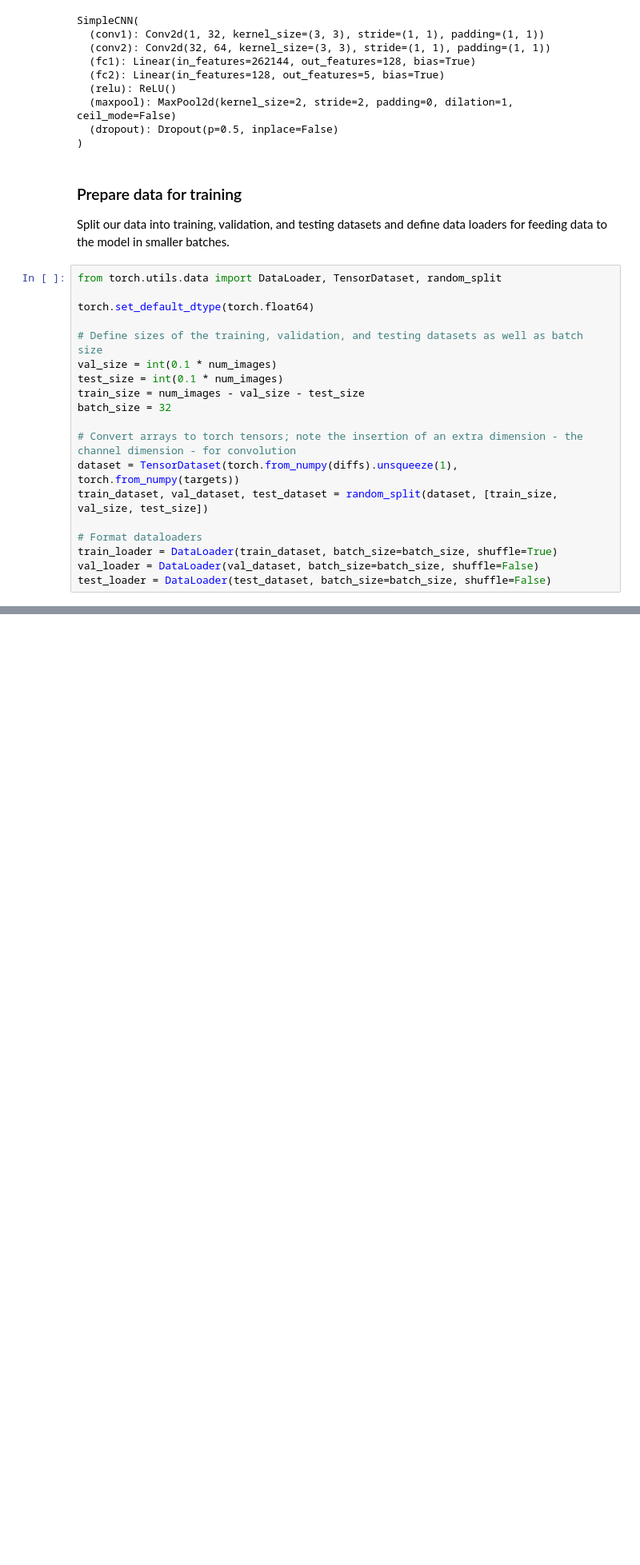
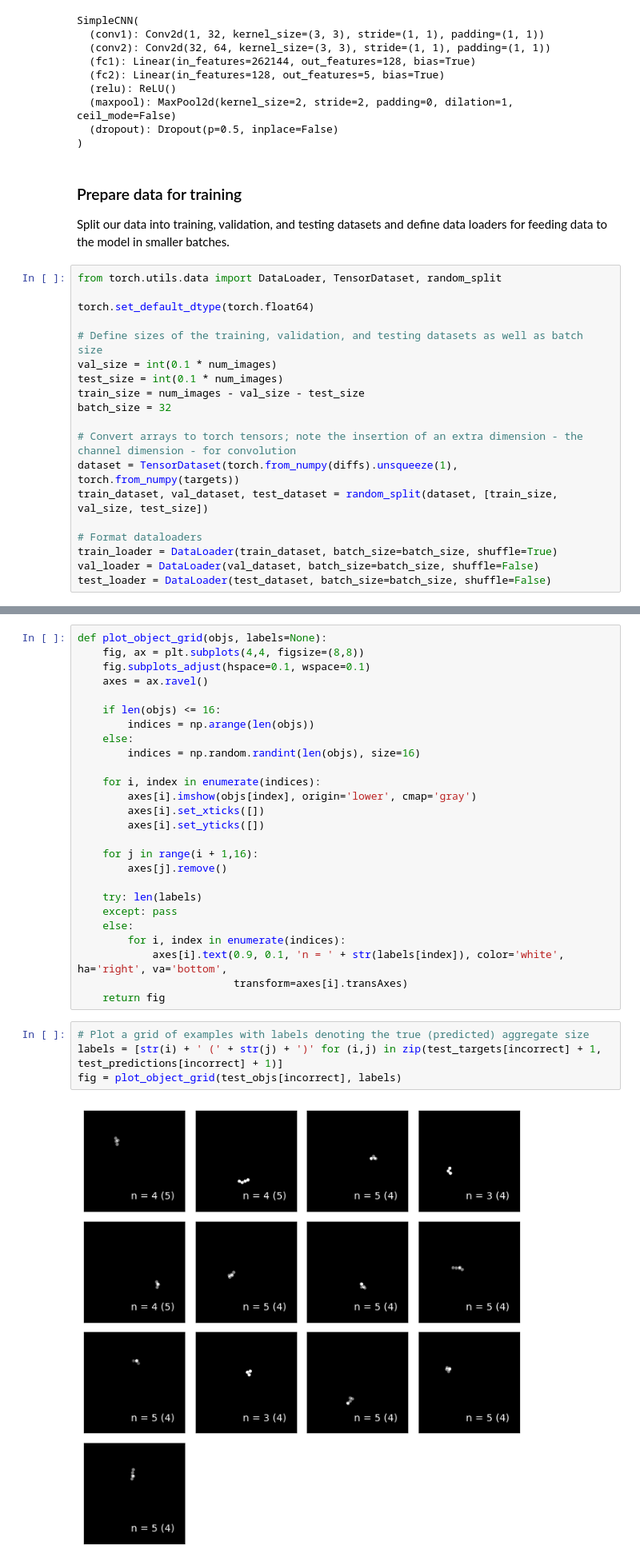
Before and after one commit to ninarina12/NX-School-2023, a Jupyter notebook: AI-ML_Tutorial.ipynb, the cells around one changed output, grey strips where cells are left out. Shown at 80% size. Cells and saved outputs as stored; diff of their text form; blank space fills up the shorter version.

```diff
--- a/AI-ML_Tutorial.ipynb
+++ b/AI-ML_Tutorial.ipynb
@@ -381,2 +478,34 @@ ax[1].set_ylabel('Accuracy');
+# %%
+def plot_object_grid(objs, labels=None):
+    fig, ax = plt.subplots(4,4, figsize=(8,8))
+    fig.subplots_adjust(hspace=0.1, wspace=0.1)
+    axes = ax.ravel()
+
+    if len(objs) <= 16:
+        indices = np.arange(len(objs))
+    else:
+        indices = np.random.randint(len(objs), size=16)
+
+    for i, index in enumerate(indices):
+        axes[i].imshow(objs[index], origin='lower', cmap='gray')
+        axes[i].set_xticks([])
+        axes[i].set_yticks([])
+
+    for j in range(i + 1,16):
+        axes[j].remove()
+
+    try: len(labels)
+    except: pass
+    else:
+        for i, index in enumerate(indices):
+            axes[i].text(0.9, 0.1, 'n = ' + str(labels[index]), color='white', ha='right', va='bottom',
+                         transform=axes[i].transAxes)
+    return fig
+# %%
+# Plot a grid of examples with labels denoting the true (predicted) aggregate size
+labels = [str(i) + ' (' + str(j) + ')' for (i,j) in zip(test_targets[incorrect] + 1, test_predictions[incorrect] + 1)]
+fig = plot_object_grid(test_objs[incorrect], labels)
+# %% [output]
+[figure, added]
 # %% [markdown]
 ### Questions
```
Also changed, not shown: parts of 20 cells of this notebook.
